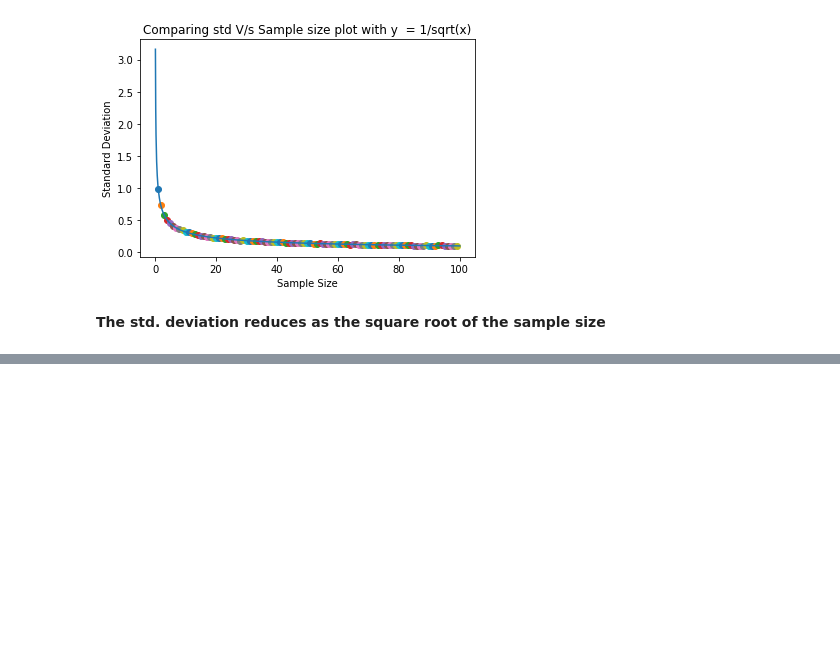
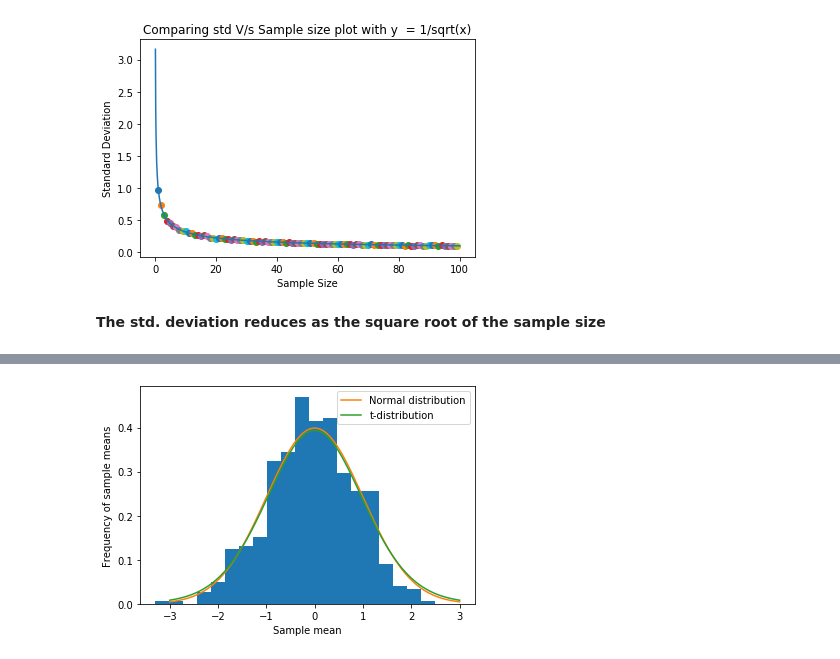
Before and after one commit to muskanbhatt2355/Data-Analysis-and-Interpretation---AE102, a Jupyter notebook: a3-180260021.ipynb, the cells around one changed output, grey strips where cells are left out. Cells and saved outputs as stored; diff of their text form; code cells hidden in the pictures; blank space fills up the shorter version.

```diff
--- a/a3-180260021.ipynb
+++ b/a3-180260021.ipynb
@@ -187,0 +248,4 @@ SyntaxError: invalid syntax (<ipython-input-26-58104457ab12>, line 9)
+# %%
+plots(20,2)
+# %% [output]
+[figure, added]
```
Also changed, not shown: parts of 51 cells of this notebook.
